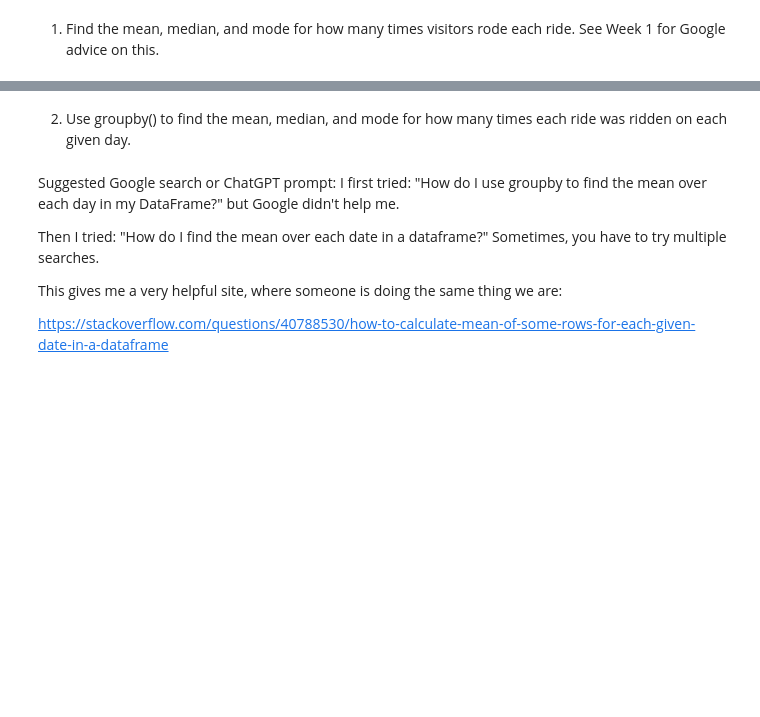
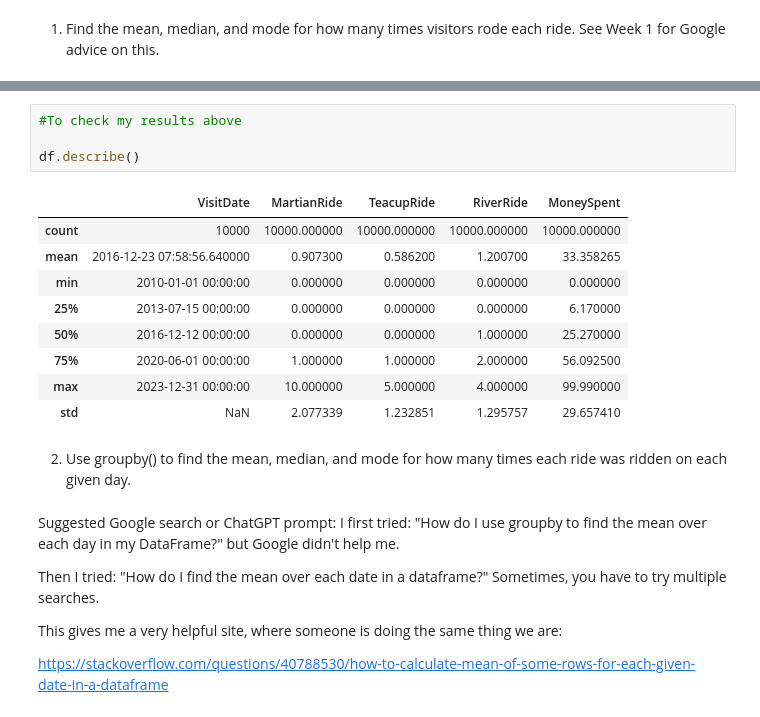
Before and after one commit to JonG-2025/Module-B-semester-2, a Jupyter notebook: Week3.ipynb, the cells around one changed output, grey strips where cells are left out. Drawn from its saved outputs; the diff is of its cells as text; blank space fills up the shorter version.

```diff
--- a/Week3.ipynb
+++ b/Week3.ipynb
@@ -164,3 +194,17 @@ df.iloc[0:5]
+# %%
+#To check my results above
+
+df.describe()
+# %% [output]
+|  | VisitDate | MartianRide | TeacupRide | RiverRide | MoneySpent |
+| count | 10000 | 10000.000000 | 10000.000000 | 10000.000000 | 10000.000000 |
+| mean | 2016-12-23 07:58:56.640000 | 0.907300 | 0.586200 | 1.200700 | 33.358265 |
+| min | 2010-01-01 00:00:00 | 0.000000 | 0.000000 | 0.000000 | 0.000000 |
+| 25% | 2013-07-15 00:00:00 | 0.000000 | 0.000000 | 0.000000 | 6.170000 |
+| 50% | 2016-12-12 00:00:00 | 0.000000 | 0.000000 | 1.000000 | 25.270000 |
+| 75% | 2020-06-01 00:00:00 | 1.000000 | 1.000000 | 2.000000 | 56.092500 |
+| max | 2023-12-31 00:00:00 | 10.000000 | 5.000000 | 4.000000 | 99.990000 |
+| std | NaN | 2.077339 | 1.232851 | 1.295757 | 29.657410 |
 # %% [markdown]
 2. Use groupby() to find the mean, median, and mode for how many times each ride was ridden on each given day.
 # %% [markdown]
```
Also changed, not shown: parts of 14 cells of this notebook.
